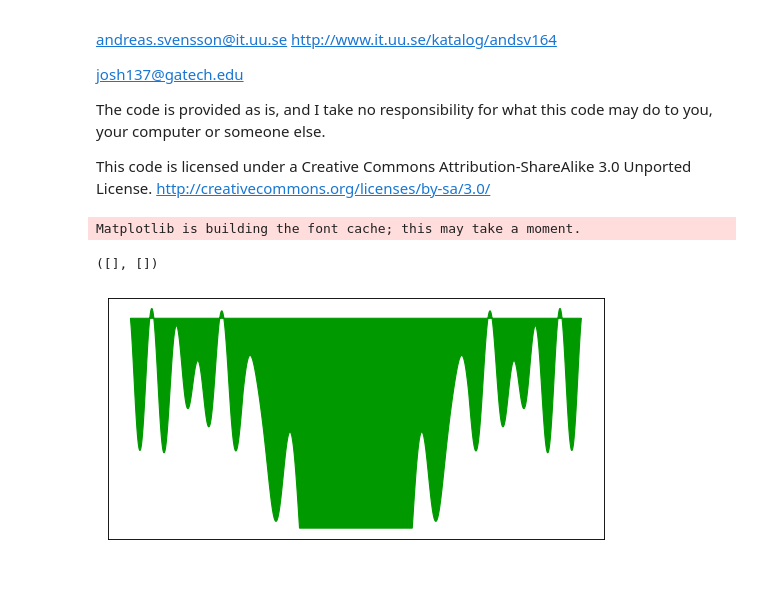
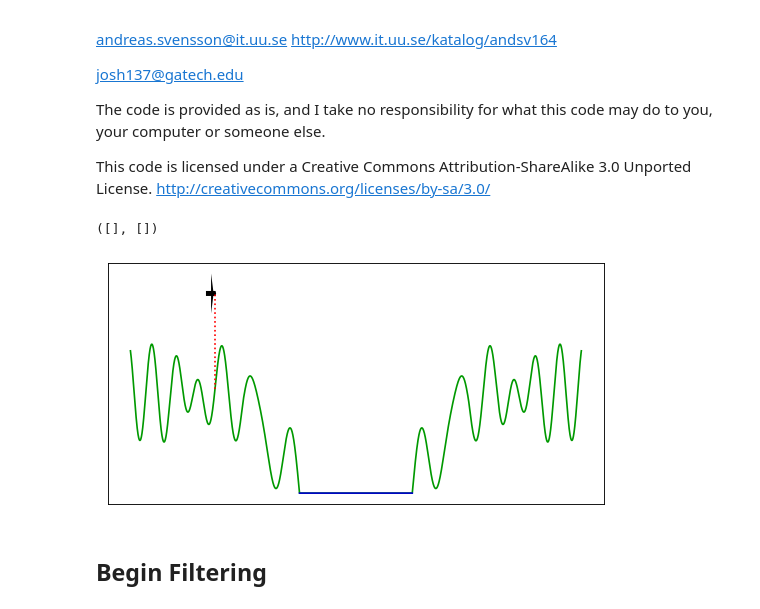
Before and after one commit to jay3ss/pf-no-eqs, a Jupyter notebook: pf_plane.ipynb, the cells around one changed output. Saved outputs shown, nothing was run; the diff lists cells and outputs as text; code cells hidden in the pictures; blank space fills up the shorter version.

```diff
--- a/pf_plane.ipynb
+++ b/pf_plane.ipynb
@@ -19,6 +19,8 @@ This code is licensed under a
 Creative Commons Attribution-ShareAlike 3.0 Unported License.
 http://creativecommons.org/licenses/by-sa/3.0/
 # %%
+import time
+
 import numpy as np
 import matplotlib.pyplot as plt
 import scipy
@@ -26,8 +28,7 @@ import scipy
 
 # Setting the random seed, so the same example can be run several times
 np.random.seed(0)
+randn = np.random.default_rng().standard_normal
-# %% [output]
-Matplotlib is building the font cache; this may take a moment.
 # %%
 def linspace(start, stop, size):
     return np.linspace(start, stop, int((stop-start)/size))
@@ -77,23 +78,28 @@ def plot_plane(position, axis):
 
 
 def ground(x):
-    """This function describes the ground
-
-    (x>=10).*((1-(x-10)/30).*sin(x-10)+((x-10)/30).*sin(1.5*(x-10))+0.2.*(x-10).*(x<=20)+2*(x>20))+...
-    (x<=-10).*((1-(-x-10)/30).*sin(-x-10)+((-x-10)/30).*sin(1.5*(-x-10))+0.2.*(-x-10).*(x>=-20)+2*(x<-20))
-    """
-    # g = np.multiply((x >= 10),(np.multiply((1 - (x - 10) / 30),np.sin(x - 10)) + np.multiply(((x - 10) / 30),np.sin(np.dot(1.5,(x - 10)))) + np.multiply(np.multiply(0.2,(x - 10)),(x <= 20)) + np.dot(2,(x > 20)))) + np.multiply((x <= - 10),(np.multiply((1 - (- x - 10) / 30),np.sin(- x - 10)) + np.multiply(((- x - 10) / 30),np.sin(np.dot(1.5,(- x - 10)))) + np.multiply(np.multiply(0.2,(- x - 10)),(x >= - 20)) + np.dot(2,(x < - 20))))
+    """This function describes the ground"""
     g = (x>=10)*((1-(x-10)/30)*np.sin(x-10)+((x-10)/30)*np.sin(1.5*(x-10))+0.2*(x-10)*(x<=20)+2*(x>20))+ \
     (x<=-10)*((1-(-x-10)/30)*np.sin(-x-10)+((-x-10)/30)*np.sin(1.5*(-x-10))+0.2*(-x-10)*(x>=-20)+2*(x<-20))
     return g
 # %%
 # Plot the environment
 fig, ax = plt.subplots(figsize=(8, 4), dpi=80)
-ax.fill(plot_vector_mountains, ground(plot_vector_mountains), color=[0, 0.6, 0])
 
+# plot the mountains and sea
+ax.plot(plot_vector_mountains, ground(plot_vector_mountains), color=[0, 0.6, 0])
+ax.plot(plot_vector_sea, ground(plot_vector_sea), color=[0, 0, 0.8])
+plane = plot_plane((plane_pos_x, plane_pos_y), ax)
+measurement_line = plt.plot(
+    [plane_pos_x, plane_pos_x], [ground(plane_pos_x), plane_pos_y],
+    color=[1, 0, 0], linestyle=':'
+)
 
+# Remove the x- and y-ticks
 plt.xticks([])
 plt.yticks([])
 # %% [output]
 ([], [])
-[figure, old version]
+[figure, new version]
+# %% [markdown]
+## Begin Filtering
```
Also changed, not shown: parts of 2 cells of this notebook.
